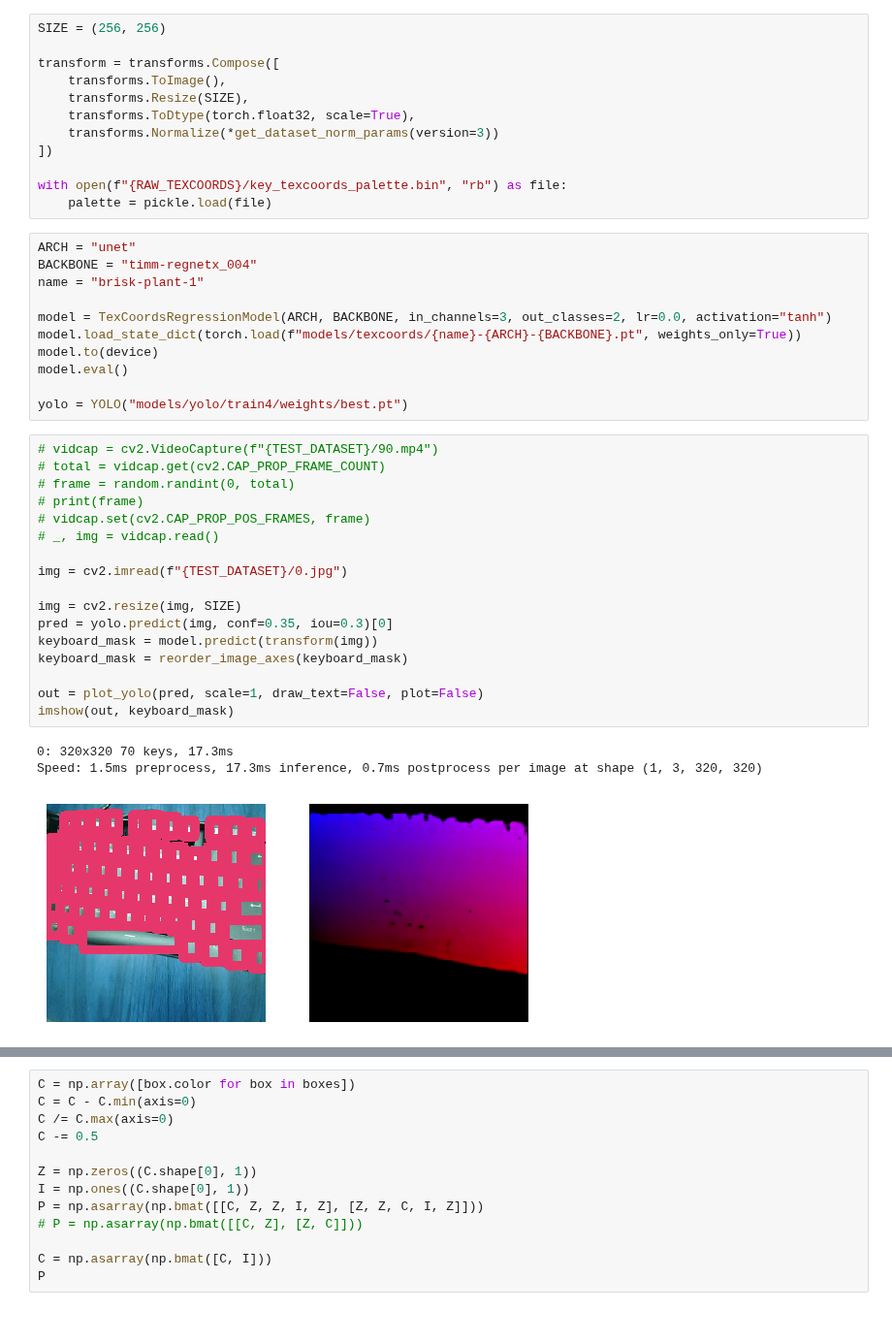
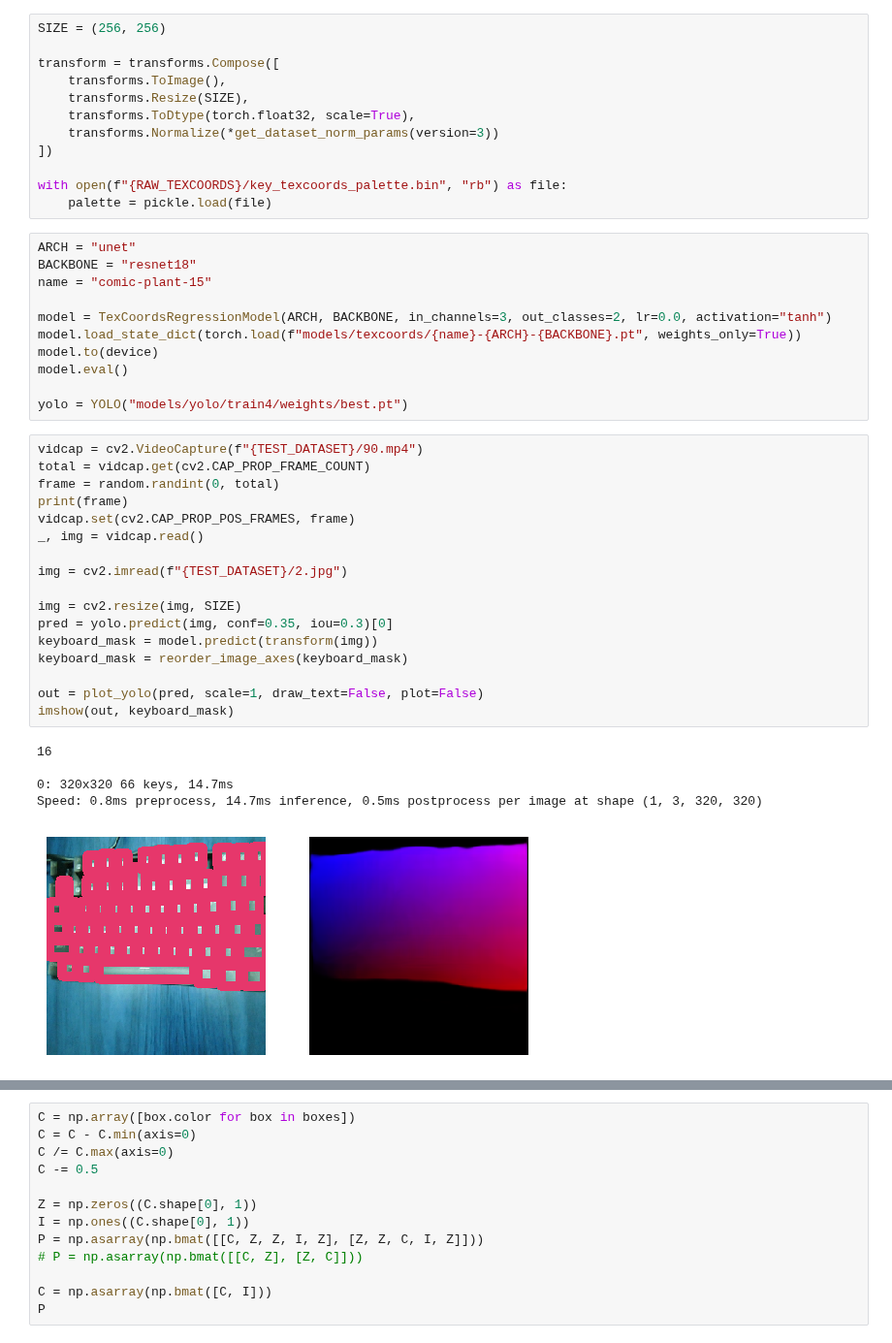
Before and after one commit to umrover/keyboard-detection, a Jupyter notebook: models/inference-texcoords.ipynb, the cells around one changed output, grey strips where cells are left out. Shown at 97% size. Drawn from its saved outputs; the diff is of its cells as text.

```diff
--- a/models/inference-texcoords.ipynb
+++ b/models/inference-texcoords.ipynb
@@ -31,8 +29,8 @@ with open(f"{RAW_TEXCOORDS}/key_texcoords_palette.bin", "rb") as file:
     palette = pickle.load(file)
 # %%
 ARCH = "unet"
-BACKBONE = "timm-regnetx_004"
-name = "brisk-plant-1"
+BACKBONE = "resnet18"
+name = "comic-plant-15"
 
 model = TexCoordsRegressionModel(ARCH, BACKBONE, in_channels=3, out_classes=2, lr=0.0, activation="tanh")
 model.load_state_dict(torch.load(f"models/texcoords/{name}-{ARCH}-{BACKBONE}.pt", weights_only=True))
@@ -41,26 +39,28 @@ model.eval()
 
 yolo = YOLO("models/yolo/train4/weights/best.pt")
 # %%
-# vidcap = cv2.VideoCapture(f"{TEST_DATASET}/90.mp4")
-# total = vidcap.get(cv2.CAP_PROP_FRAME_COUNT)
-# frame = random.randint(0, total)
-# print(frame)
-# vidcap.set(cv2.CAP_PROP_POS_FRAMES, frame)
-# _, img = vidcap.read()
+vidcap = cv2.VideoCapture(f"{TEST_DATASET}/90.mp4")
+total = vidcap.get(cv2.CAP_PROP_FRAME_COUNT)
+frame = random.randint(0, total)
+print(frame)
+vidcap.set(cv2.CAP_PROP_POS_FRAMES, frame)
+_, img = vidcap.read()
 
-img = cv2.imread(f"{TEST_DATASET}/0.jpg")
+img = cv2.imread(f"{TEST_DATASET}/2.jpg")
 
 img = cv2.resize(img, SIZE)
 pred = yolo.predict(img, conf=0.35, iou=0.3)[0]
 keyboard_mask = model.predict(transform(img))
 keyboard_mask = reorder_image_axes(keyboard_mask)
 
 out = plot_yolo(pred, scale=1, draw_text=False, plot=False)
 imshow(out, keyboard_mask)
 # %% [output]
-0: 320x320 70 keys, 17.3ms
-Speed: 1.5ms preprocess, 17.3ms inference, 0.7ms postprocess per image at shape (1, 3, 320, 320)
+16
+
+0: 320x320 66 keys, 14.7ms
+Speed: 0.8ms preprocess, 14.7ms inference, 0.5ms postprocess per image at shape (1, 3, 320, 320)
-[figure, old version]
+[figure, new version]
 # %%
 img = pred.orig_img
 
```
Also changed, not shown: parts of 9 cells of this notebook, 3 other files.
